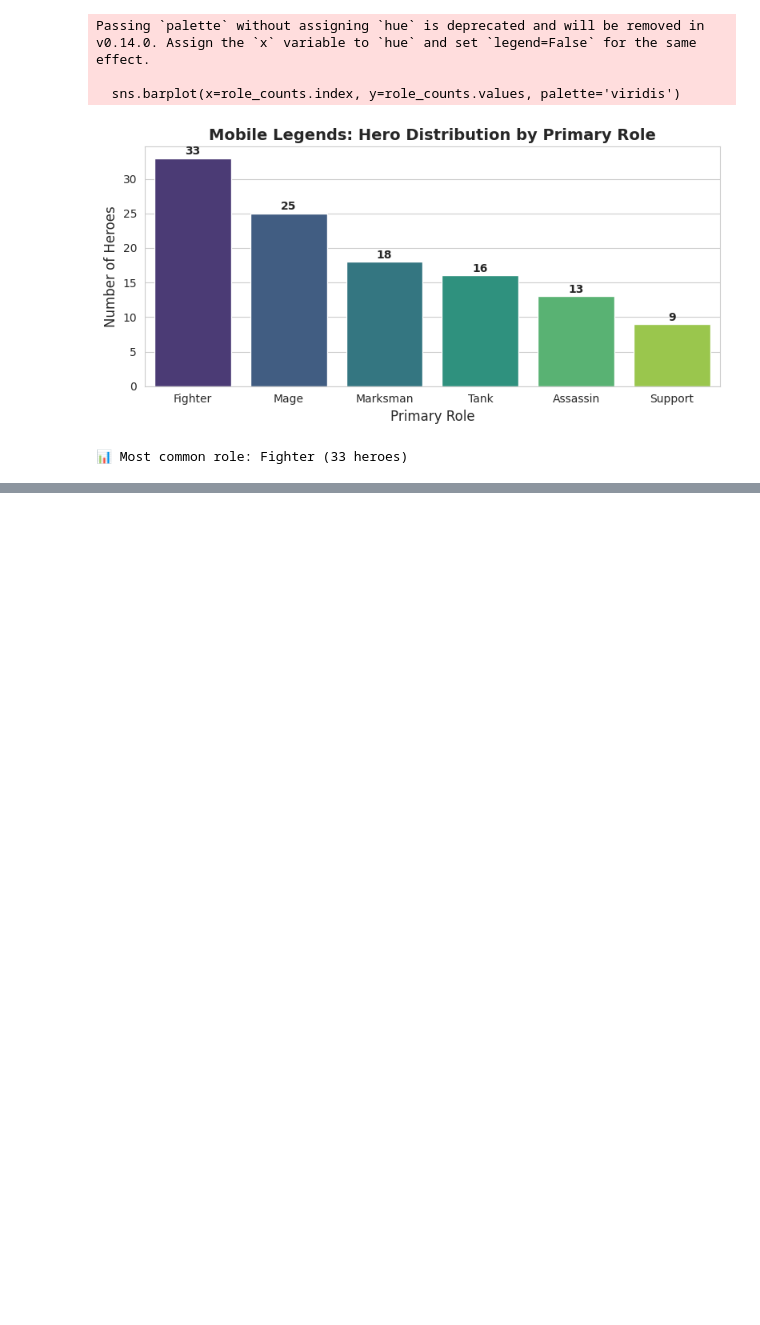
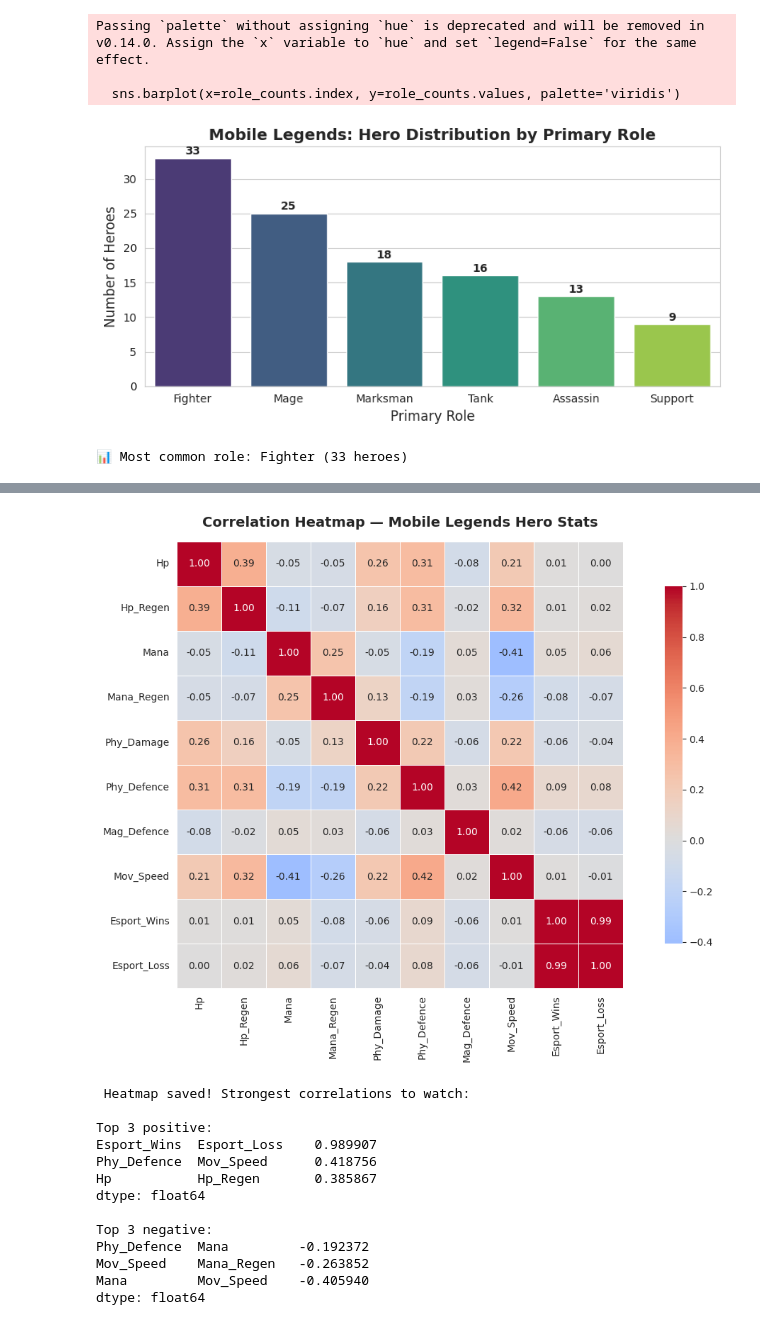
Before and after one commit to biju-ds/mobile-legends-data-analysis, a Jupyter notebook: 01_mobile_legends_eda.ipynb, the cells around one changed output, grey strips where cells are left out. Saved outputs shown, nothing was run; the diff lists cells and outputs as text; code cells hidden in the pictures; blank space fills up the shorter version.

```diff
--- a/01_mobile_legends_eda.ipynb
+++ b/01_mobile_legends_eda.ipynb
@@ -186,0 +366,45 @@ Passing `palette` without assigning `hue` is deprecated and will be removed in v
+# %%
+# Select only numeric columns for correlation analysis
+numeric_cols = df.select_dtypes(include='number').columns.tolist()
+correlation_matrix = df[numeric_cols].corr()
+
+# Create the heatmap
+plt.figure(figsize=(12, 8))
+sns.heatmap(correlation_matrix,
+            annot=True,           # Show numbers in each cell
+            fmt='.2f',            # Format numbers to 2 decimal places
+            cmap='coolwarm',      # Red = positive, Blue = negative
+            center=0,             # Center colormap at 0 (no correlation)
+            square=True,          # Make cells square-shaped
+            linewidths=0.5,       # Lines between cells
+            cbar_kws={'shrink': 0.8})
+
+plt.title('Correlation Heatmap — Mobile Legends Hero Stats',
+          fontsize=14, fontweight='bold', pad=15)
+plt.tight_layout()
+plt.savefig('correlation_heatmap.png', dpi=150, bbox_inches='tight')
+plt.show()
+
+print("\n Heatmap saved! Strongest correlations to watch:")
+# Get the strongest correlations (excluding 1.0 self-correlations)
+corr_pairs = correlation_matrix.unstack().sort_values(ascending=False)
+corr_pairs = corr_pairs[corr_pairs < 1.0]  # Remove self-correlations
+print("\nTop 3 positive:")
+print(corr_pairs.head(6)[::2])  # Every other (since pairs appear twice)
+print("\nTop 3 negative:")
+print(corr_pairs.tail(6)[::2])
+# %% [output]
+[figure, added]
+ Heatmap saved! Strongest correlations to watch:
+
+Top 3 positive:
+Esport_Wins  Esport_Loss    0.989907
+Phy_Defence  Mov_Speed      0.418756
+Hp           Hp_Regen       0.385867
+dtype: float64
+
+Top 3 negative:
+Phy_Defence  Mana         -0.192372
+Mov_Speed    Mana_Regen   -0.263852
+Mana         Mov_Speed    -0.405940
+dtype: float64
```
Also changed, not shown: parts of 20 cells of this notebook, 3 other files.
